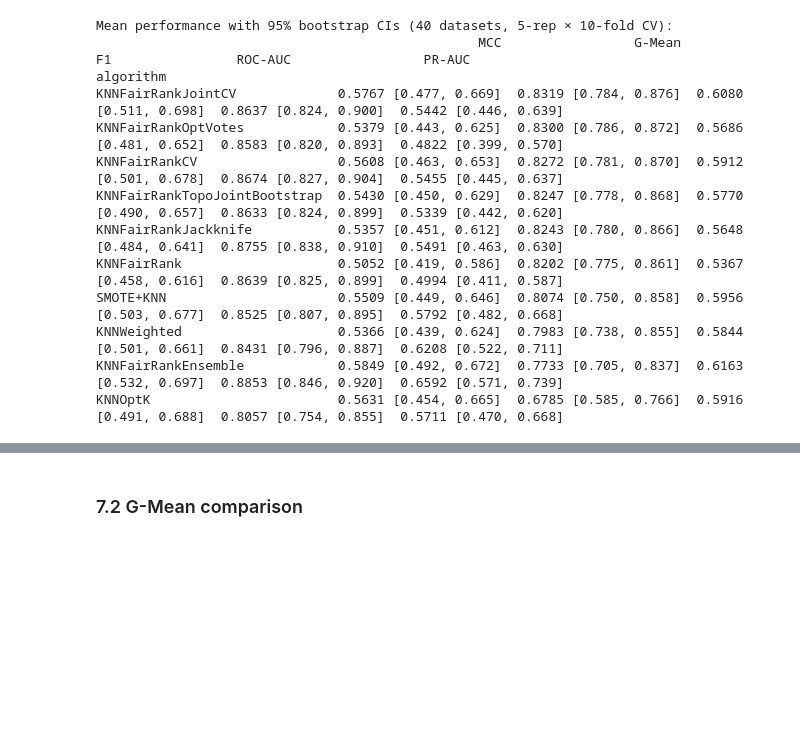
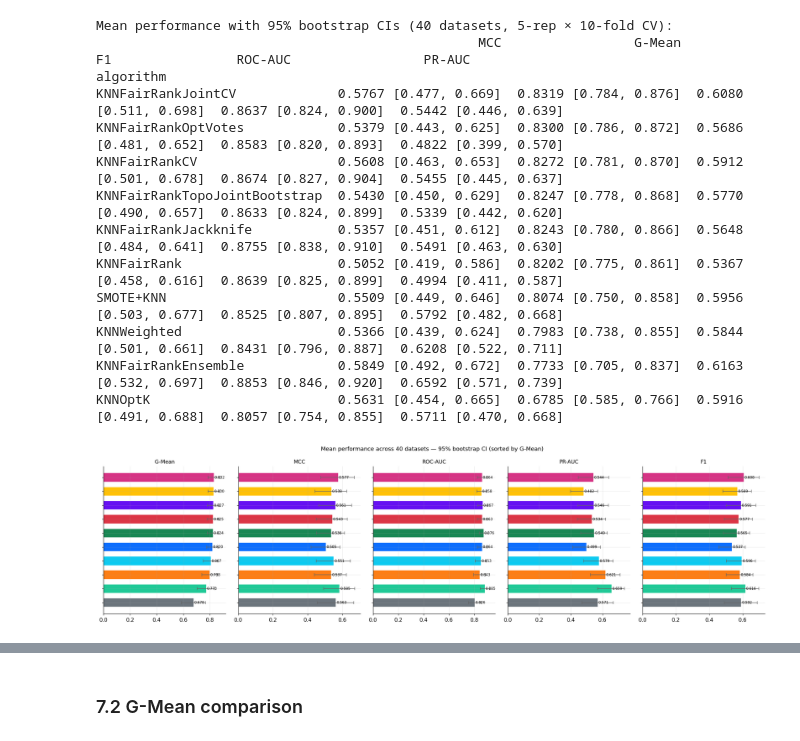
Before and after one commit to zepaulo333/knn_classimbalance, a Jupyter notebook: notebooks/entrega_final.ipynb, the cells around one changed output, grey strips where cells are left out. Drawn from its saved outputs; the diff is of its cells as text; code cells hidden in the pictures; blank space fills up the shorter version.

```diff
--- a/notebooks/entrega_final.ipynb
+++ b/notebooks/entrega_final.ipynb
@@ -996,3 +997,33 @@ SMOTE+KNN                      0.5509 [0.449, 0.646]  0.8074 [0.750, 0.858]  0.5
 KNNWeighted                    0.5366 [0.439, 0.624]  0.7983 [0.738, 0.855]  0.5844 [0.501, 0.661]  0.8431 [0.796, 0.887]  0.6208 [0.522, 0.711]
 KNNFairRankEnsemble            0.5849 [0.492, 0.672]  0.7733 [0.705, 0.837]  0.6163 [0.532, 0.697]  0.8853 [0.846, 0.920]  0.6592 [0.571, 0.739]
 KNNOptK                        0.5631 [0.454, 0.665]  0.6785 [0.585, 0.766]  0.5916 [0.491, 0.688]  0.8057 [0.754, 0.855]  0.5711 [0.470, 0.668]
+# %%
+# ── §7.1 Overview: all 5 metrics, sorted by G-Mean ───────────────────────────
+_OV_METRICS = [("G-Mean","g_mean"),("MCC","mcc"),("ROC-AUC","roc_auc"),("PR-AUC","pr_auc"),("F1","f1")]
+_algo_order_ov = agg_all.groupby("algorithm")["g_mean"].mean().sort_values(ascending=False).index.tolist()
+
+fig, axes = plt.subplots(1, 5, figsize=(20, 5.5), sharey=True)
+for ax, (label, key) in zip(axes, _OV_METRICS):
+    means = agg_all.groupby("algorithm")[key].mean()
+    cis   = {a: _local_bs_ci(agg_all[agg_all["algorithm"]==a][key].values) for a in _algo_order_ov}
+    vals  = [means[a] for a in _algo_order_ov]
+    errs_lo = [means[a] - cis[a][0] for a in _algo_order_ov]
+    errs_hi = [cis[a][1] - means[a] for a in _algo_order_ov]
+    colors  = [PALETTE.get(a, "#adb5bd") for a in _algo_order_ov]
+    y_pos   = list(range(len(_algo_order_ov)))
+    ax.barh(y_pos, vals, xerr=[errs_lo, errs_hi], color=colors, edgecolor="white",
+            height=0.65, capsize=3, error_kw={"elinewidth": 1.1, "ecolor": "#666"})
+    ax.set_yticks(y_pos)
+    ax.set_yticklabels(_algo_order_ov if ax == axes[0] else [], fontsize=9)
+    ax.set_title(label, fontsize=11)
+    ax.invert_yaxis()
+    for j, v in enumerate(vals):
+        ax.text(v + 0.003, j, f"{v:.3f}", va="center", fontsize=7.5)
+    ax.set_xlim(left=0)
+
+fig.suptitle("Mean performance across 40 datasets — 95% bootstrap CI (sorted by G-Mean)", fontsize=12)
+plt.tight_layout()
+plt.savefig("results/figures/all_metrics_overview.png", bbox_inches="tight")
+plt.show()
+# %% [output]
+[figure, added]
```
Also changed, not shown: parts of 19 cells of this notebook, 6 other files.
